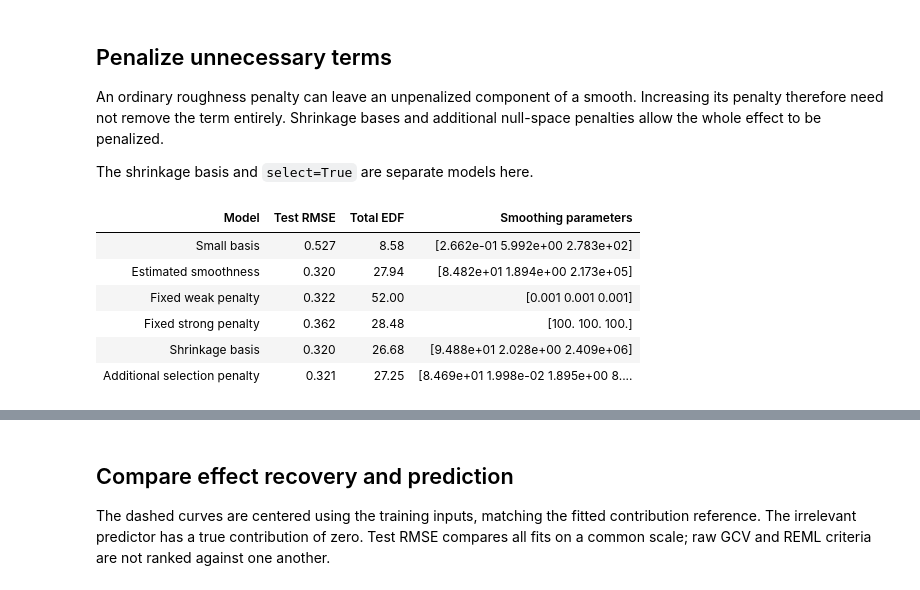
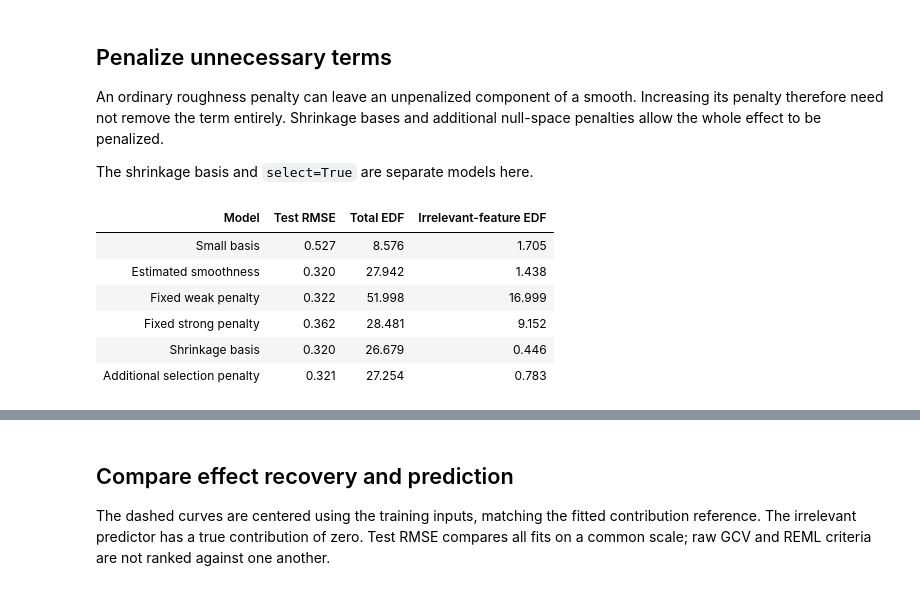
Before and after one commit to OpenTabular/NAMpy, a Jupyter notebook: docs/notebooks/smoothness_selection.ipynb, the cells around one changed output, grey strips where cells are left out. Cells and saved outputs as stored; diff of their text form; code cells hidden in the pictures.

```diff
--- a/docs/notebooks/smoothness_selection.ipynb
+++ b/docs/notebooks/smoothness_selection.ipynb
@@ -59,17 +59,23 @@ The shrinkage basis and `select=True` are separate models here.
 # %%
 models["Shrinkage basis"] = GAM(formula=formula.replace("'cr'", "'cs'"), smoothing_method="reml", optimize_smoothing=True).fit(train)
 models["Additional selection penalty"] = GAM(formula=formula, select=True, smoothing_method="reml", optimize_smoothing=True).fit(train)
 rows = []
+penalties = []
 for name, model in models.items():
     result = model.fit_result()
+    noise_edf = sum(term.edf for term in result.term_results if term.label.startswith("s(noise,"))
     rows.append({"Model": name, "Test RMSE": mean_squared_error(test.y, model.predict(test))**.5,
-                 "Total EDF": result.edf_total, "Smoothing parameters": np.array2string(np.asarray(result.smoothing_params), precision=3)})
-pd.DataFrame(rows).style.hide(axis="index").format({"Test RMSE": "{:.3f}", "Total EDF": "{:.2f}"})
+                 "Total EDF": result.edf_total, "Irrelevant-feature EDF": noise_edf})
+    for term in result.term_results:
+        for penalty, value in enumerate(term.smoothing_values):
+            penalties.append({"Model": name, "Term": term.label, "Penalty within term": penalty + 1,
+                              "Smoothing parameter": value})
+pd.DataFrame(rows).style.hide(axis="index").format(precision=3)
 # %% [output]
-| Model | Test RMSE | Total EDF | Smoothing parameters |
-| Small basis | 0.527 | 8.58 | [2.662e-01 5.992e+00 2.783e+02] |
-| Estimated smoothness | 0.320 | 27.94 | [8.482e+01 1.894e+00 2.173e+05] |
-| Fixed weak penalty | 0.322 | 52.00 | [0.001 0.001 0.001] |
-| Fixed strong penalty | 0.362 | 28.48 | [100. 100. 100.] |
-| Shrinkage basis | 0.320 | 26.68 | [9.488e+01 2.028e+00 2.409e+06] |
-| Additional selection penalty | 0.321 | 27.25 | [8.469e+01 1.998e-02 1.895e+00 8.... |
+| Model | Test RMSE | Total EDF | Irrelevant-feature EDF |
+| Small basis | 0.527 | 8.576 | 1.705 |
+| Estimated smoothness | 0.320 | 27.942 | 1.438 |
+| Fixed weak penalty | 0.322 | 51.998 | 16.999 |
+| Fixed strong penalty | 0.362 | 28.481 | 9.152 |
+| Shrinkage basis | 0.320 | 26.679 | 0.446 |
+| Additional selection penalty | 0.321 | 27.254 | 0.783 |
```
Also changed, not shown: parts of 2 cells of this notebook, 51 other files.
